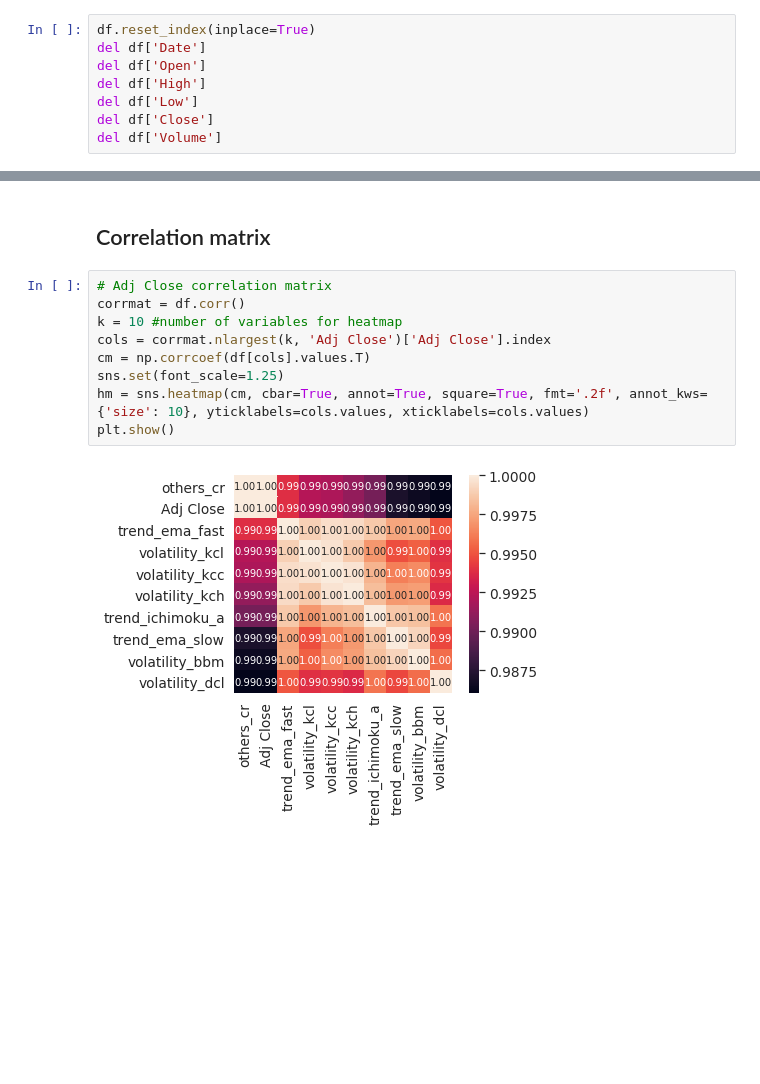
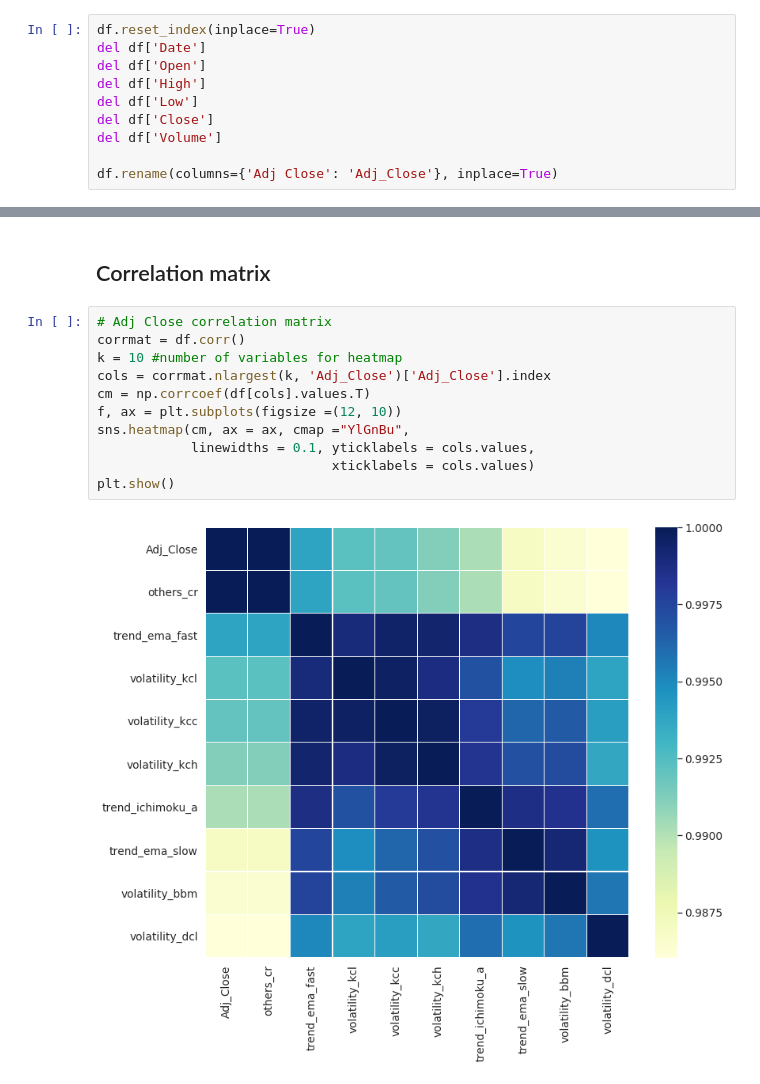
Before and after one commit to kairosart/factors, a Jupyter notebook: XGBoost.ipynb, the cells around one changed output, grey strips where cells are left out. Cells and saved outputs as stored; diff of their text form; blank space fills up the shorter version.

```diff
--- a/XGBoost.ipynb
+++ b/XGBoost.ipynb
@@ -334,6 +323,8 @@ del df['High']
 del df['Low']
 del df['Close']
 del df['Volume']
+
+df.rename(columns={'Adj Close': 'Adj_Close'}, inplace=True)
 # %%
 df.info()
 # %% [output]
@@ -359,11 +360,13 @@ memory usage: 322.1 KB
 # %%
 # Adj Close correlation matrix
 corrmat = df.corr()
 k = 10 #number of variables for heatmap
-cols = corrmat.nlargest(k, 'Adj Close')['Adj Close'].index
+cols = corrmat.nlargest(k, 'Adj_Close')['Adj_Close'].index
 cm = np.corrcoef(df[cols].values.T)
-sns.set(font_scale=1.25)
-hm = sns.heatmap(cm, cbar=True, annot=True, square=True, fmt='.2f', annot_kws={'size': 10}, yticklabels=cols.values, xticklabels=cols.values)
+f, ax = plt.subplots(figsize =(12, 10))
+sns.heatmap(cm, ax = ax, cmap ="YlGnBu",
+            linewidths = 0.1, yticklabels = cols.values,
+                              xticklabels = cols.values)
 plt.show()
 # %% [output]
-[figure, old version]
+[figure, new version]
```
Also changed, not shown: parts of 53 cells of this notebook.
